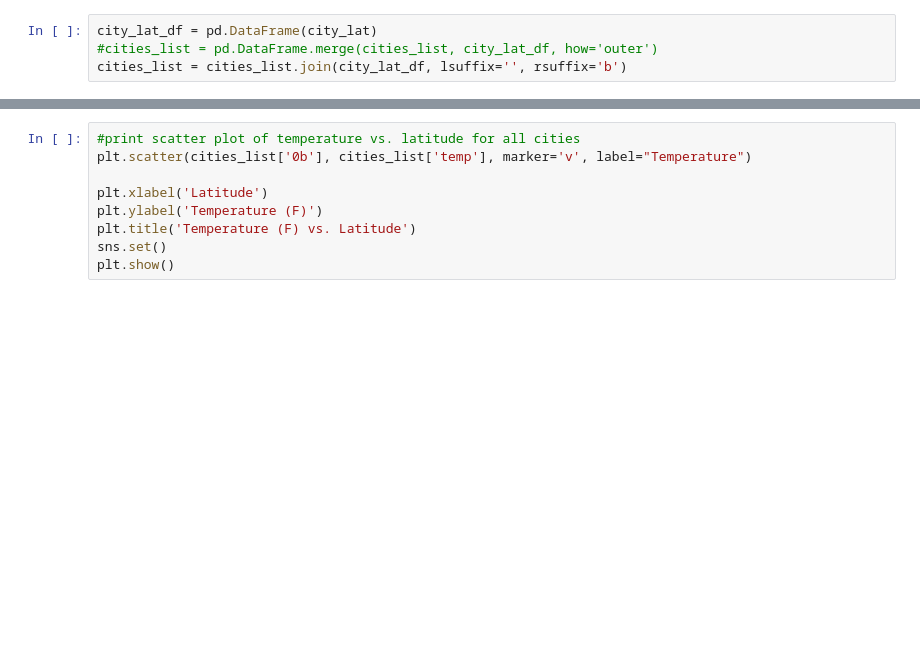
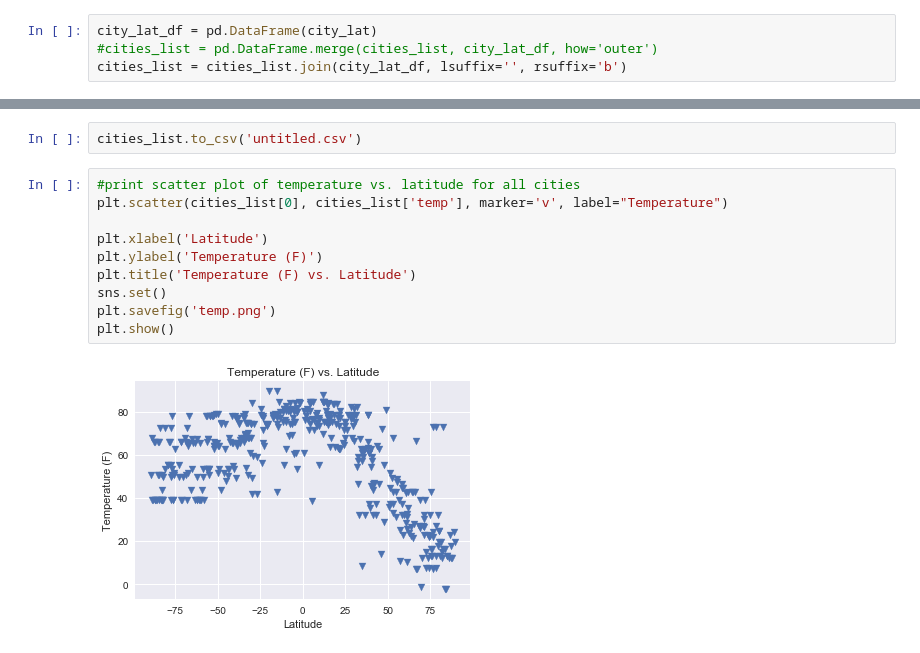
Before and after one commit to vietti09/python-challenge, a Jupyter notebook: weatherpy/weatherpy.ipynb, the cells around one changed output, grey strips where cells are left out. Saved outputs shown, nothing was run; the diff lists cells and outputs as text; blank space fills up the shorter version.

```diff
--- a/weatherpy/weatherpy.ipynb
+++ b/weatherpy/weatherpy.ipynb
@@ -66,11 +119,16 @@ len(cities_list['temp'])
+# %%
+cities_list.to_csv('untitled.csv')
 # %%
 #print scatter plot of temperature vs. latitude for all cities
-plt.scatter(cities_list['0b'], cities_list['temp'], marker='v', label="Temperature")
+plt.scatter(cities_list[0], cities_list['temp'], marker='v', label="Temperature")
 
 plt.xlabel('Latitude')
 plt.ylabel('Temperature (F)')
 plt.title('Temperature (F) vs. Latitude')
 sns.set()
+plt.savefig('temp.png')
 plt.show()
+# %% [output]
+[figure, added]
 # %%
 #print scatter plot of humidity vs. latitude for all cities
```
Also changed, not shown: parts of 10 cells of this notebook, 5 other files.
